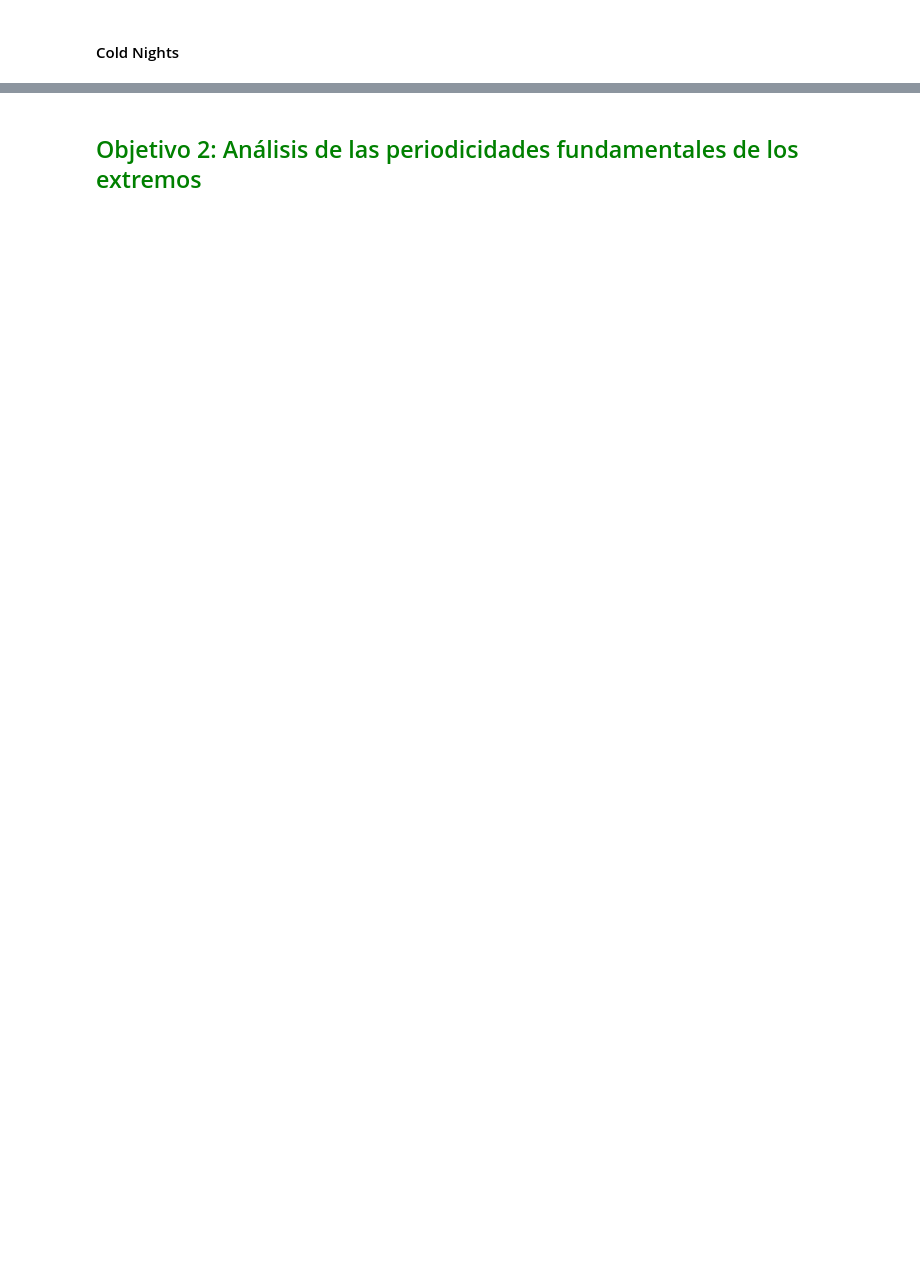
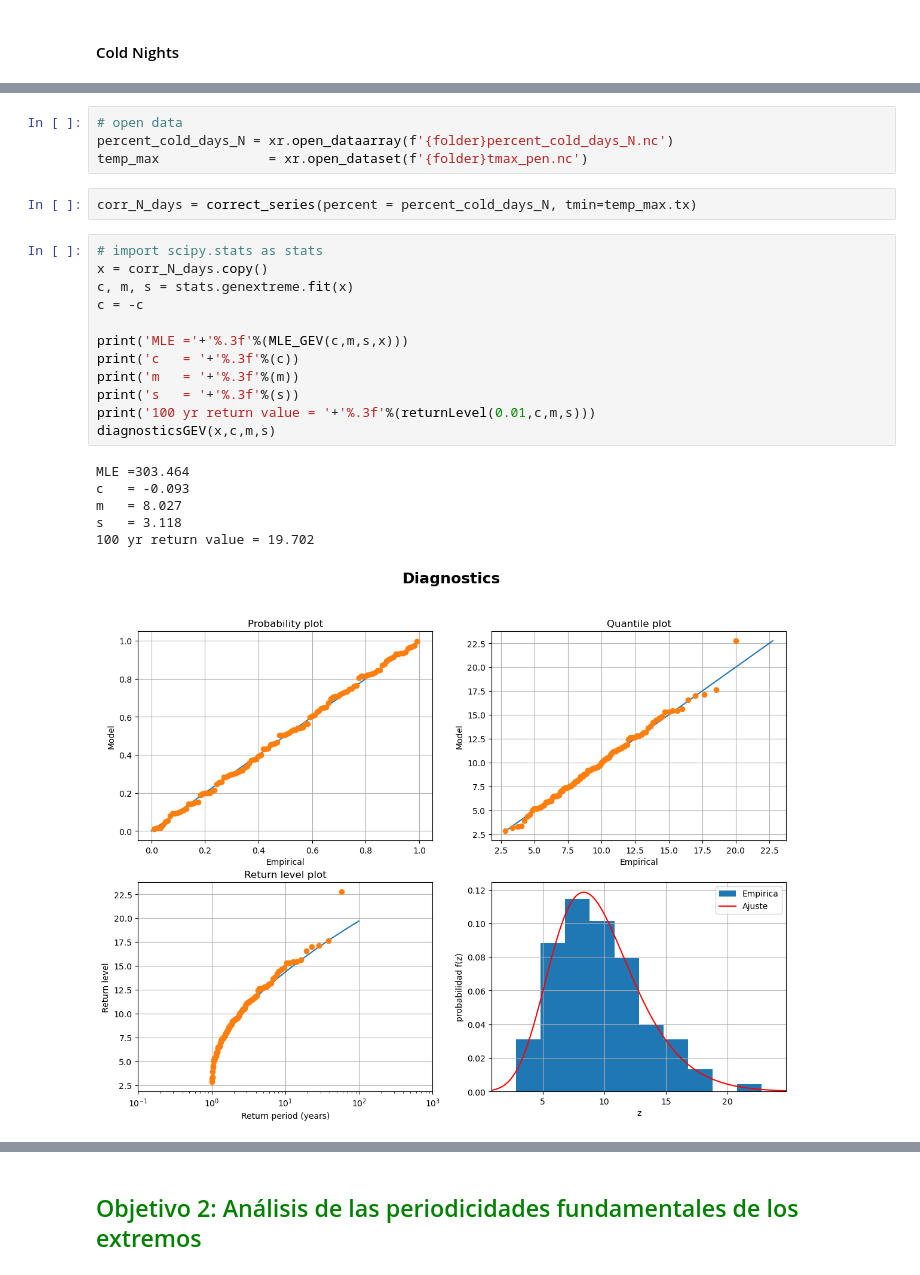
Before and after one commit to nagoremeabe/practica_2, a Jupyter notebook: practica2.ipynb, the cells around one changed output, grey strips where cells are left out. Cells and saved outputs as stored; diff of their text form; blank space fills up the shorter version.

```diff
--- a/practica2.ipynb
+++ b/practica2.ipynb
@@ -589,0 +629,25 @@ ValueError: The truth value of an array with more than one element is ambiguous.
+# %%
+# open data
+percent_cold_days_N = xr.open_dataarray(f'{folder}percent_cold_days_N.nc')
+temp_max              = xr.open_dataset(f'{folder}tmax_pen.nc')
+# %%
+corr_N_days = correct_series(percent = percent_cold_days_N, tmin=temp_max.tx)
+# %%
+# import scipy.stats as stats
+x = corr_N_days.copy()
+c, m, s = stats.genextreme.fit(x)
+c = -c
+
+print('MLE ='+'%.3f'%(MLE_GEV(c,m,s,x)))
+print('c   = '+'%.3f'%(c))
+print('m   = '+'%.3f'%(m))
+print('s   = '+'%.3f'%(s))
+print('100 yr return value = '+'%.3f'%(returnLevel(0.01,c,m,s)))
+diagnosticsGEV(x,c,m,s)
+# %% [output]
+MLE =303.464
+c   = -0.093
+m   = 8.027
+s   = 3.118
+100 yr return value = 19.702
+[figure, added]
```
Also changed, not shown: parts of 10 cells of this notebook.
